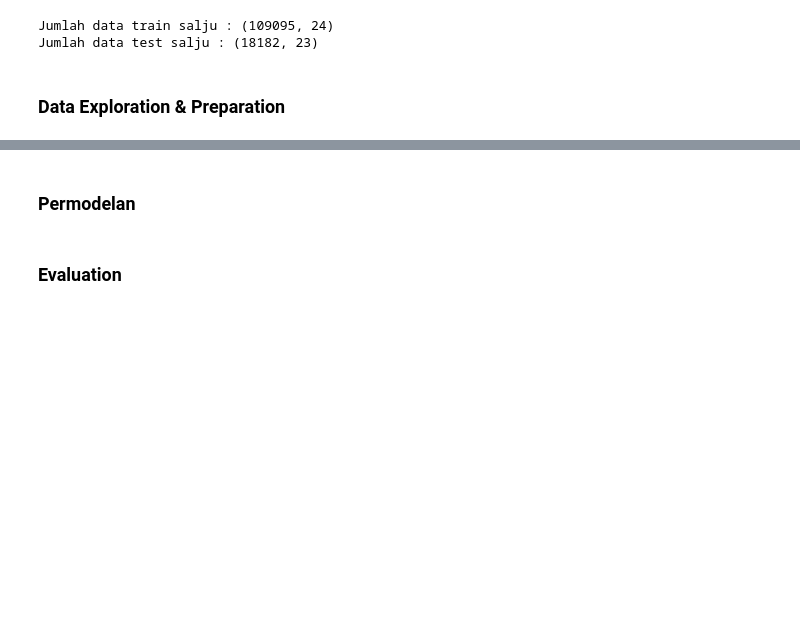
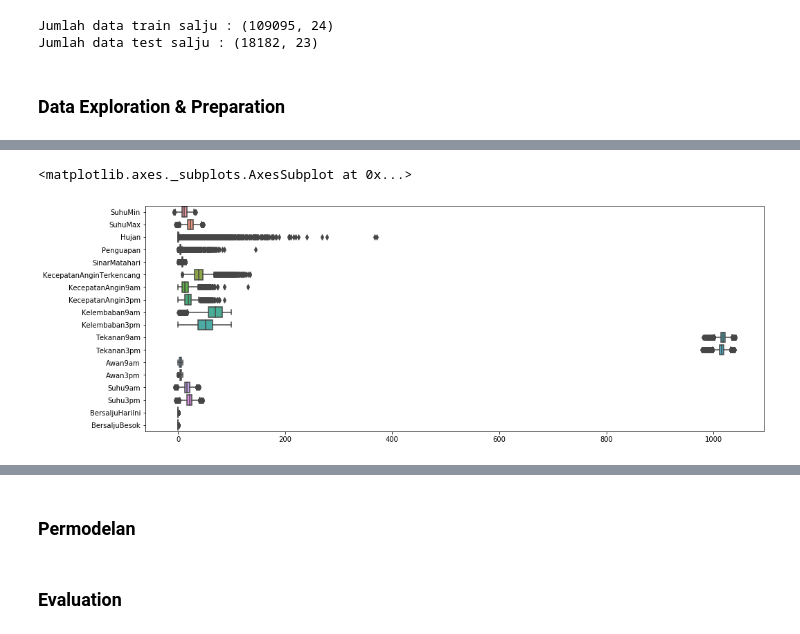
Before and after one commit to ichlasul0899/Klasifikasi-Salju-, a Jupyter notebook: code/Untitled.ipynb, the cells around one changed output, grey strips where cells are left out. Drawn from its saved outputs; the diff is of its cells as text; code cells hidden in the pictures; blank space fills up the shorter version.

```diff
--- a/code/Untitled.ipynb
+++ b/code/Untitled.ipynb
@@ -56,0 +97,5 @@ Jumlah data test salju : (18182, 23)
+# %%
+# Encode data pada BersaljuBesok dan BersaljuHariIni
+data_train_salju['BersaljuBesok'] = (data_train_salju['BersaljuBesok'] == 'Ya').astype(int)
+data_train_salju['BersaljuHariIni'] = (data_train_salju['BersaljuHariIni'] == 'Ya').astype(int)
+data_train_salju.head()
@@ -56,0 +159,4 @@ Jumlah data test salju : (18182, 23)
+# %%
+# Menghapus kolom yang tidak akan digunakan dalam pemodelan
+data_train_salju.drop(['id', 'Tanggal', 'KodeLokasi','ArahAnginTerkencang','ArahAngin9am', 'ArahAngin3pm'], axis=1, inplace=True)
+data_train_salju.info()
@@ -56,0 +181,19 @@ Jumlah data test salju : (18182, 23)
+# %%
+# Handling missing values dengan memberi nilai median dan rata-rata pada baris yang memiliki nilai null
+data_train_salju['SuhuMin'].fillna(data_train_salju['SuhuMin'].mean(), inplace=True)
+data_train_salju['SuhuMax'].fillna(data_train_salju['SuhuMax'].mean(), inplace=True)
+data_train_salju['Hujan'].fillna(data_train_salju['Hujan'].mean(), inplace=True)
+data_train_salju['Penguapan'].fillna(data_train_salju['Penguapan'].mean(), inplace=True)
+data_train_salju['SinarMatahari'].fillna(data_train_salju['SinarMatahari'].mean(), inplace=True)
+data_train_salju['KecepatanAnginTerkencang'].fillna(data_train_salju['KecepatanAnginTerkencang'].mean(), inplace=True)
+data_train_salju['KecepatanAngin9am'].fillna(data_train_salju['KecepatanAngin9am'].mean(), inplace=True)
+data_train_salju['KecepatanAngin3pm'].fillna(data_train_salju['KecepatanAngin3pm'].mean(), inplace=True)
+data_train_salju['Kelembaban9am'].fillna(data_train_salju['Kelembaban9am'].median(), inplace=True)
+data_train_salju['Kelembaban3pm'].fillna(data_train_salju['Kelembaban3pm'].median(), inplace=True)
+data_train_salju['Tekanan9am'].fillna(data_train_salju['Tekanan9am'].mean(), inplace=True)
+data_train_salju['Tekanan3pm'].fillna(data_train_salju['Tekanan3pm'].mean(), inplace=True)
+data_train_salju['Awan9am'].fillna(data_train_salju['Awan9am'].median(), inplace=True)
+data_train_salju['Awan3pm'].fillna(data_train_salju['Awan3pm'].median(), inplace=True)
+data_train_salju['Suhu9am'].fillna(data_train_salju['Suhu9am'].mean(), inplace=True)
+data_train_salju['Suhu3pm'].fillna(data_train_salju['Suhu3pm'].mean(), inplace=True)
+data_train_salju.isnull().sum()
@@ -56,0 +220,6 @@ Jumlah data test salju : (18182, 23)
+# %%
+plt.figure(figsize=(16, 6))
+sns.boxplot(data=data_train_salju, orient='h')
+# %% [output]
+<matplotlib.axes._subplots.AxesSubplot at 0x...>
+[figure, added]
```
Also changed, not shown: parts of 19 cells of this notebook.
